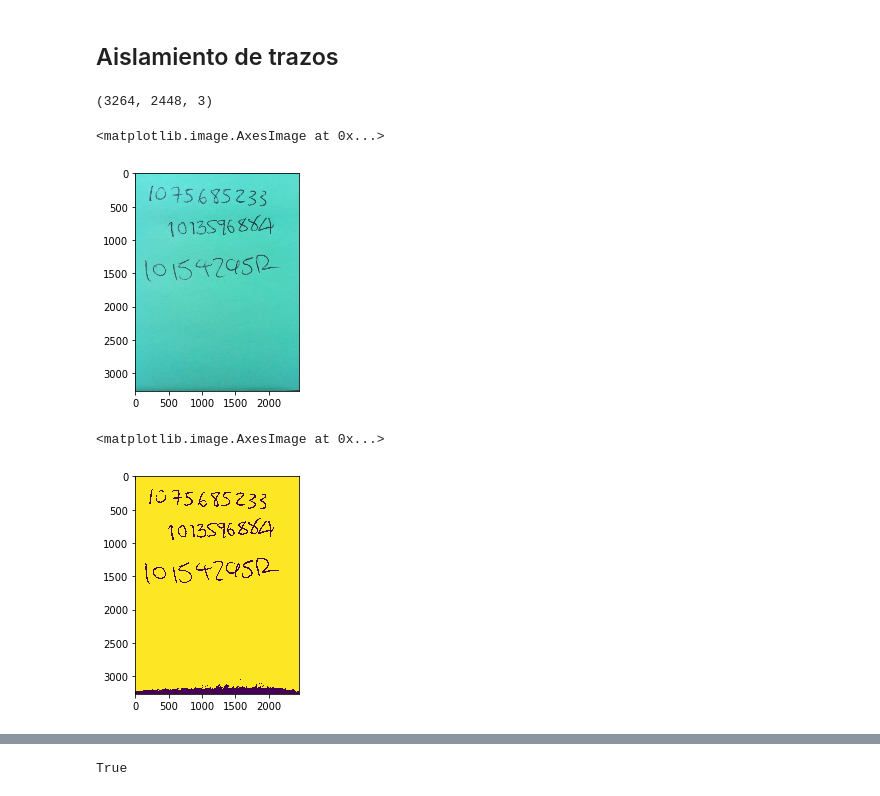
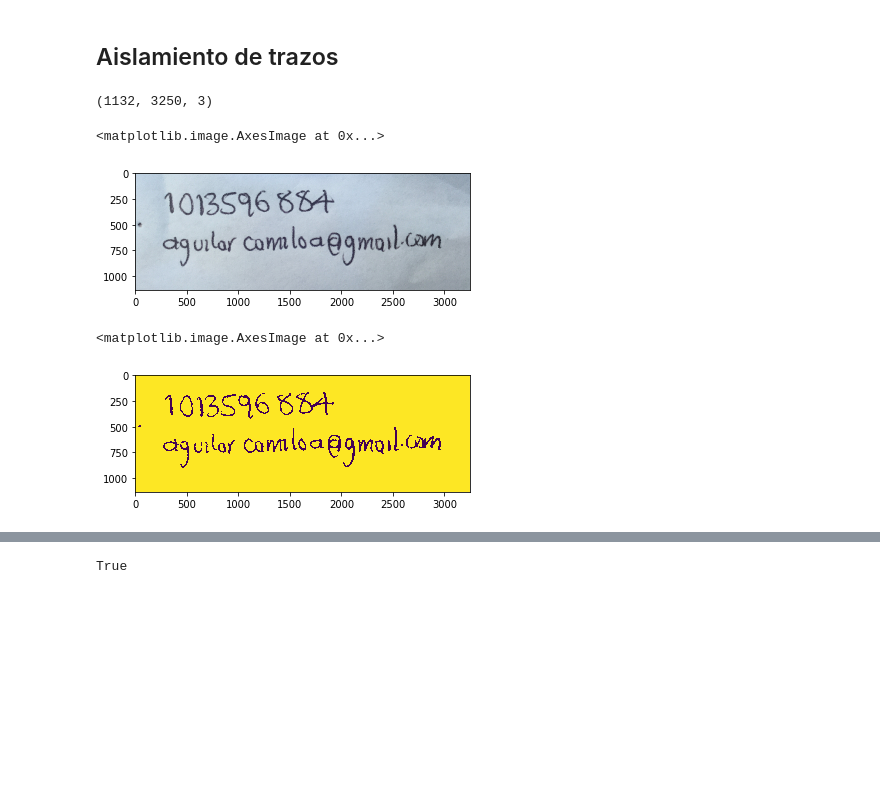
Before and after one commit to CamiloAguilar/MNIST_tensorflow, a Jupyter notebook: MNIST_recognition.ipynb, the cells around one changed output, grey strips where cells are left out. Saved outputs shown, nothing was run; the diff lists cells and outputs as text; code cells hidden in the pictures; blank space fills up the shorter version.

```diff
--- a/MNIST_recognition.ipynb
+++ b/MNIST_recognition.ipynb
@@ -10,23 +10,23 @@ import matplotlib.pyplot as plt
 # %% [markdown]
 ## Aislamiento de trazos
 # %%
-im = cv2.imread("./images/prueba5.jpg")
+im = cv2.imread("./images/prueba7.jpg")
 print(im.shape)
 plt.imshow(im, cmap='gray')
 #plt.show()
 # %% [output]
-(3264, 2448, 3)
+(1132, 3250, 3)
 <matplotlib.image.AxesImage at 0x...>
-[figure, old version]
+[figure, new version]
 # %%
 # simple_thresholding
 blurred = cv2.cvtColor(im, cv2.COLOR_BGR2GRAY)
 blurred = cv2.GaussianBlur(blurred, (5, 5), 0)
-(T, thresh) = cv2.threshold(blurred, 160, 220, cv2.THRESH_BINARY)
+(T, thresh) = cv2.threshold(blurred, 120, 220, cv2.THRESH_BINARY)
 plt.imshow(thresh)
 # %% [output]
 <matplotlib.image.AxesImage at 0x...>
-[figure, old version]
+[figure, new version]
 # %%
 # Convert to grayscale and apply Gaussian filtering
 im_gray = cv2.cvtColor(im, cv2.COLOR_BGR2GRAY)
```
Also changed, not shown: parts of 6 cells of this notebook, 4 other files.
